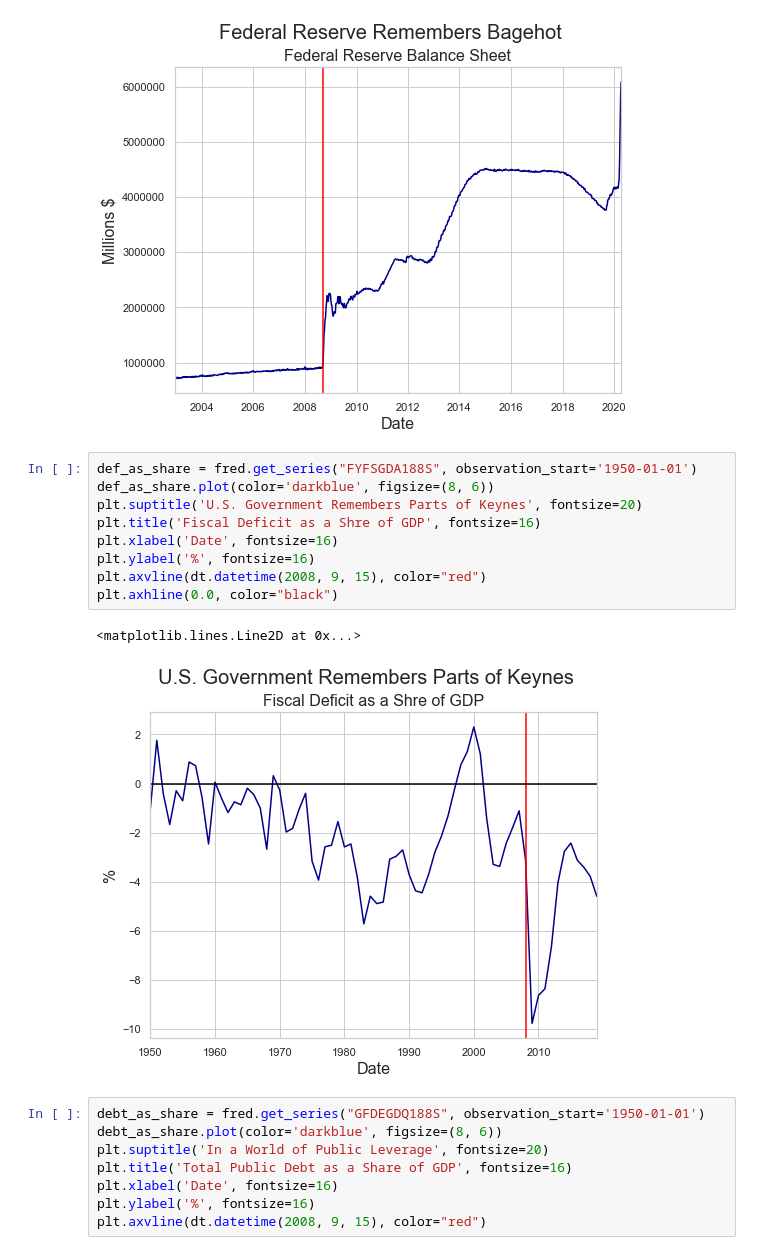
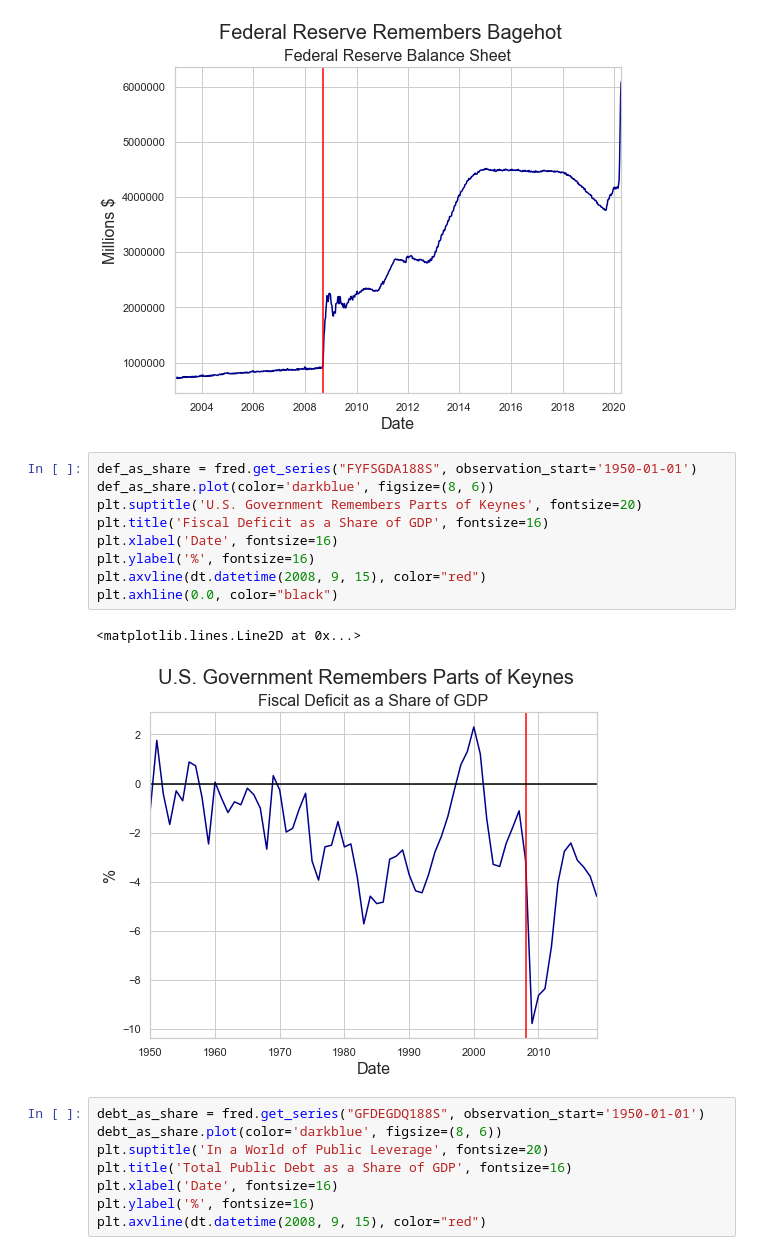
Before and after one commit to thsavage/Macro, a Jupyter notebook: Putting the Crisis into Context.ipynb, the cells around one changed output. Drawn from its saved outputs; the diff is of its cells as text.

```diff
--- a/Putting the Crisis into Context.ipynb
+++ b/Putting the Crisis into Context.ipynb
@@ -239,15 +239,15 @@ plt.axvline(dt.datetime(2008, 9, 15), color="red")
 # %%
 def_as_share = fred.get_series("FYFSGDA188S", observation_start='1950-01-01')
 def_as_share.plot(color='darkblue', figsize=(8, 6))
 plt.suptitle('U.S. Government Remembers Parts of Keynes', fontsize=20)
-plt.title('Fiscal Deficit as a Shre of GDP', fontsize=16)
+plt.title('Fiscal Deficit as a Share of GDP', fontsize=16)
 plt.xlabel('Date', fontsize=16)
 plt.ylabel('%', fontsize=16)
 plt.axvline(dt.datetime(2008, 9, 15), color="red")
 plt.axhline(0.0, color="black")
 # %% [output]
 <matplotlib.lines.Line2D at 0x...>
-[figure, old version]
+[figure, new version]
 # %%
 debt_as_share = fred.get_series("GFDEGDQ188S", observation_start='1950-01-01')
 debt_as_share.plot(color='darkblue', figsize=(8, 6))
```
